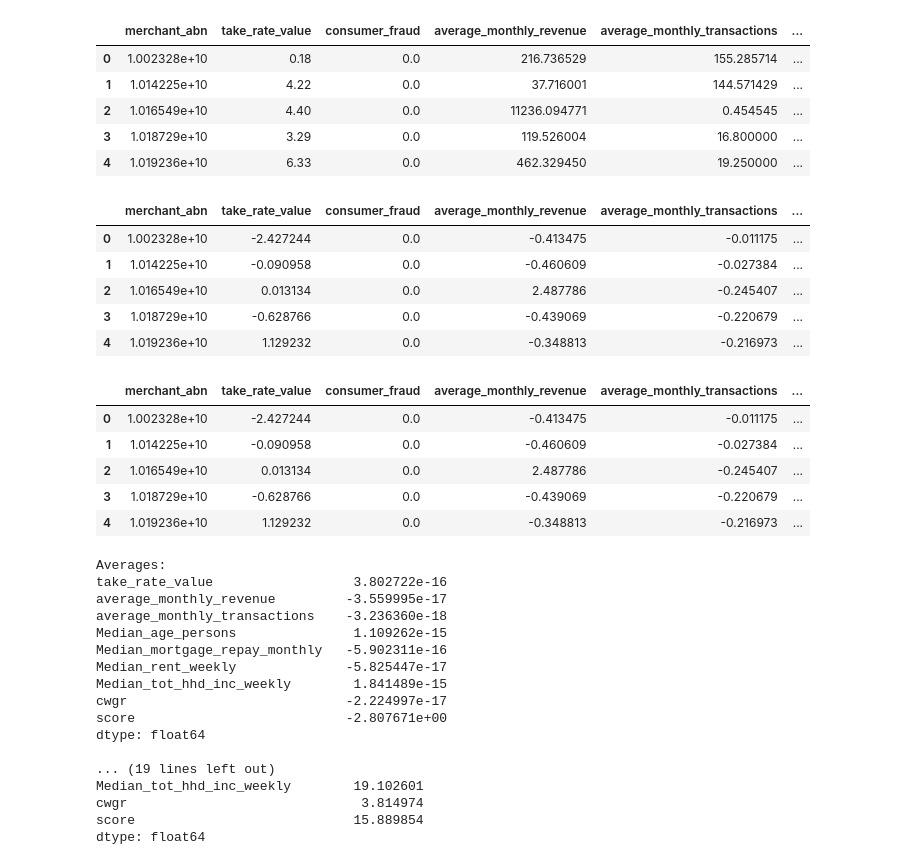
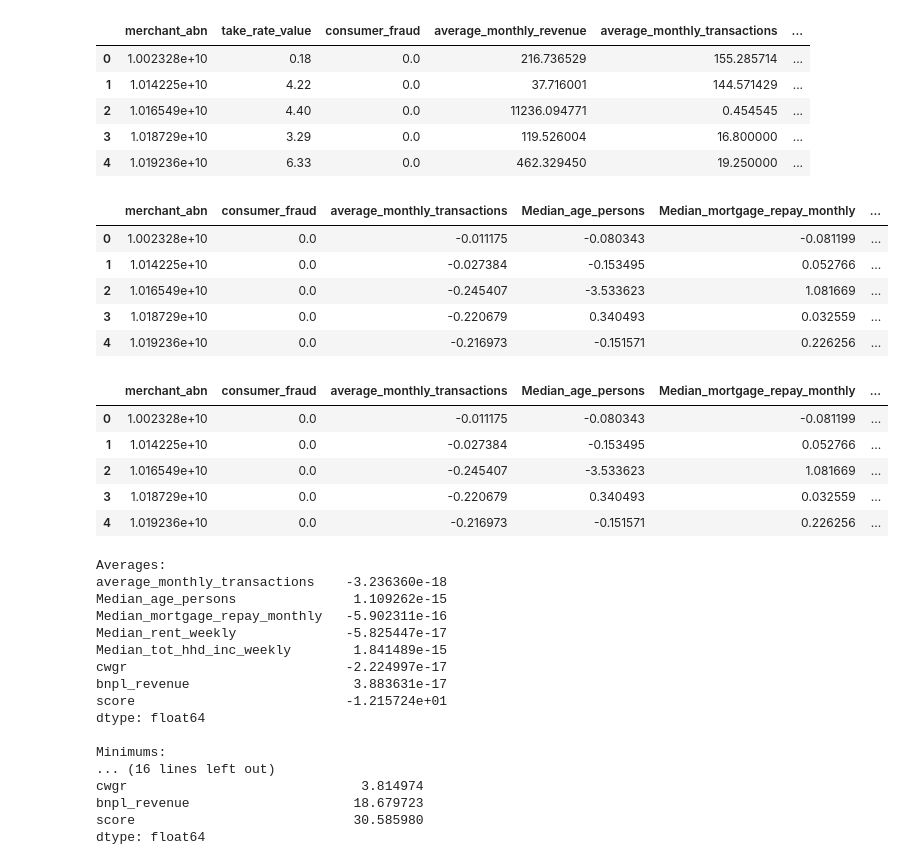
Before and after one commit to MAST30034-AppliedDataScience/project-2-group-buy-now-pay-later-industry-project-24, a Jupyter notebook: notebooks/Big merge.ipynb, the cells around one changed output. Drawn from its saved outputs; the diff is of its cells as text; code cells hidden in the pictures.

```diff
--- a/notebooks/Big merge.ipynb
+++ b/notebooks/Big merge.ipynb
@@ -130,6 +131,9 @@ final_df.head()
 | 2 | 1.016549e+10 | 4.40 | 0.0 | 11236.094771 | 0.454545 | ... |
 | 3 | 1.018729e+10 | 3.29 | 0.0 | 119.526004 | 16.800000 | ... |
 | 4 | 1.019236e+10 | 6.33 | 0.0 | 462.329450 | 19.250000 | ... |
+# %%
+final_df['bnpl_revenue'] = final_df['average_monthly_revenue'] * final_df['take_rate_value']
+final_df.drop(columns=['average_monthly_revenue', 'take_rate_value'], inplace=True)
 # %%
 import pandas as pd
 from sklearn.preprocessing import StandardScaler
@@ -151,57 +155,55 @@ final_df[columns_to_standardize] = scaler.fit_transform(final_df[columns_to_stan
 # Display the first few rows of the updated DataFrame to verify
 final_df.head()
 # %% [output]
-|  | merchant_abn | take_rate_value | consumer_fraud | average_monthly_revenue | average_monthly_transactions | ... |
-| 0 | 1.002328e+10 | -2.427244 | 0.0 | -0.413475 | -0.011175 | ... |
-| 1 | 1.014225e+10 | -0.090958 | 0.0 | -0.460609 | -0.027384 | ... |
-| 2 | 1.016549e+10 | 0.013134 | 0.0 | 2.487786 | -0.245407 | ... |
-| 3 | 1.018729e+10 | -0.628766 | 0.0 | -0.439069 | -0.220679 | ... |
-| 4 | 1.019236e+10 | 1.129232 | 0.0 | -0.348813 | -0.216973 | ... |
+|  | merchant_abn | consumer_fraud | average_monthly_transactions | Median_age_persons | Median_mortgage_repay_monthly | ... |
+| 0 | 1.002328e+10 | 0.0 | -0.011175 | -0.080343 | -0.081199 | ... |
+| 1 | 1.014225e+10 | 0.0 | -0.027384 | -0.153495 | 0.052766 | ... |
+| 2 | 1.016549e+10 | 0.0 | -0.245407 | -3.533623 | 1.081669 | ... |
+| 3 | 1.018729e+10 | 0.0 | -0.220679 | 0.340493 | 0.032559 | ... |
+| 4 | 1.019236e+10 | 0.0 | -0.216973 | -0.151571 | 0.226256 | ... |
 # %%
 #final_df['Median_age_persons'] = (1 - final_df['Median_age_persons'])
 #final_df.head()
 # %%
 import pandas as pd
 
 # Assuming final_df is your DataFrame
 
 # Define the weights for each column
 weights = {
-    'merchant_fraud': -5,
-    'cwgr': 1.3,
-    'average_monthly_revenue': 3.5,
-    'take_rate_value': 0.5,
-    'consumer_fraud': -0.6,
-    'average_monthly_transactions': 0.5,
+    'merchant_fraud': -6,
+    'cwgr': 2.5,
+    'bnpl_revenue': 2.5,
+    'consumer_fraud': -2.5,
+    'average_monthly_transactions': 0.7,
     'Median_tot_hhd_inc_weekly': 0.2,
     'Median_age_persons': -0.15,
     'Median_mortgage_repay_monthly': -0.1,
     'Median_rent_weekly': -0.1
 }
 
 # Calculate the score for each row
 final_df['score'] = (
     final_df['merchant_fraud'] * weights['merchant_fraud'] +
-    (final_df['average_monthly_revenue'] - final_df['average_monthly_revenue'].mean()) * weights['average_monthly_revenue'] +
-    (final_df['take_rate_value'] - final_df['take_rate_value'].mean()) * weights['take_rate_value'] +
+    (final_df['bnpl_revenue'] - final_df['bnpl_revenue'].mean()) * weights['bnpl_revenue'] +
     final_df['consumer_fraud'] * weights['consumer_fraud'] +
     (final_df['average_monthly_transactions'] - final_df['average_monthly_transactions'].mean()) * weights['average_monthly_transactions'] +
     (final_df['Median_tot_hhd_inc_weekly'] - final_df['Median_tot_hhd_inc_weekly'].mean()) * weights['Median_tot_hhd_inc_weekly'] +
     (final_df['Median_age_persons'] - final_df['Median_age_persons'].mean()) * weights['Median_age_persons'] +
     (final_df['Median_mortgage_repay_monthly'] - final_df['Median_mortgage_repay_monthly'].mean()) * weights['Median_mortgage_repay_monthly'] +
     (final_df['Median_rent_weekly'] - final_df['Median_rent_weekly'].mean()) * weights['Median_rent_weekly'] +
     (final_df['cwgr'] - final_df['cwgr'].mean()) * weights['cwgr']
 )
 
 # Display the first few rows of the updated DataFrame to verify
 final_df.head()
 # %% [output]
-|  | merchant_abn | take_rate_value | consumer_fraud | average_monthly_revenue | average_monthly_transactions | ... |
-| 0 | 1.002328e+10 | -2.427244 | 0.0 | -0.413475 | -0.011175 | ... |
-| 1 | 1.014225e+10 | -0.090958 | 0.0 | -0.460609 | -0.027384 | ... |
-| 2 | 1.016549e+10 | 0.013134 | 0.0 | 2.487786 | -0.245407 | ... |
-| 3 | 1.018729e+10 | -0.628766 | 0.0 | -0.439069 | -0.220679 | ... |
-| 4 | 1.019236e+10 | 1.129232 | 0.0 | -0.348813 | -0.216973 | ... |
+|  | merchant_abn | consumer_fraud | average_monthly_transactions | Median_age_persons | Median_mortgage_repay_monthly | ... |
+| 0 | 1.002328e+10 | 0.0 | -0.011175 | -0.080343 | -0.081199 | ... |
+| 1 | 1.014225e+10 | 0.0 | -0.027384 | -0.153495 | 0.052766 | ... |
+| 2 | 1.016549e+10 | 0.0 | -0.245407 | -3.533623 | 1.081669 | ... |
+| 3 | 1.018729e+10 | 0.0 | -0.220679 | 0.340493 | 0.032559 | ... |
+| 4 | 1.019236e+10 | 0.0 | -0.216973 | -0.151571 | 0.226256 | ... |
 # %%
 import pandas as pd
 
@@ -227,21 +229,21 @@ print("\nMaximums:")
 print(maximums)
 # %% [output]
 Averages:
-take_rate_value                  3.802722e-16
-average_monthly_revenue         -3.559995e-17
 average_monthly_transactions    -3.236360e-18
 Median_age_persons               1.109262e-15
 Median_mortgage_repay_monthly   -5.902311e-16
 Median_rent_weekly              -5.825447e-17
 Median_tot_hhd_inc_weekly        1.841489e-15
 cwgr                            -2.224997e-17
-score                           -2.807671e+00
+bnpl_revenue                     3.883631e-17
+score                           -1.215724e+01
 dtype: float64
 
-... (19 lines left out)
-Median_tot_hhd_inc_weekly        19.102601
+Minimums:
+... (16 lines left out)
 cwgr                              3.814974
-score                            15.889854
+bnpl_revenue                     18.679723
+score                            30.585980
 dtype: float64
 # %%
 import pandas as pd
```
Also changed, not shown: parts of 12 cells of this notebook.
